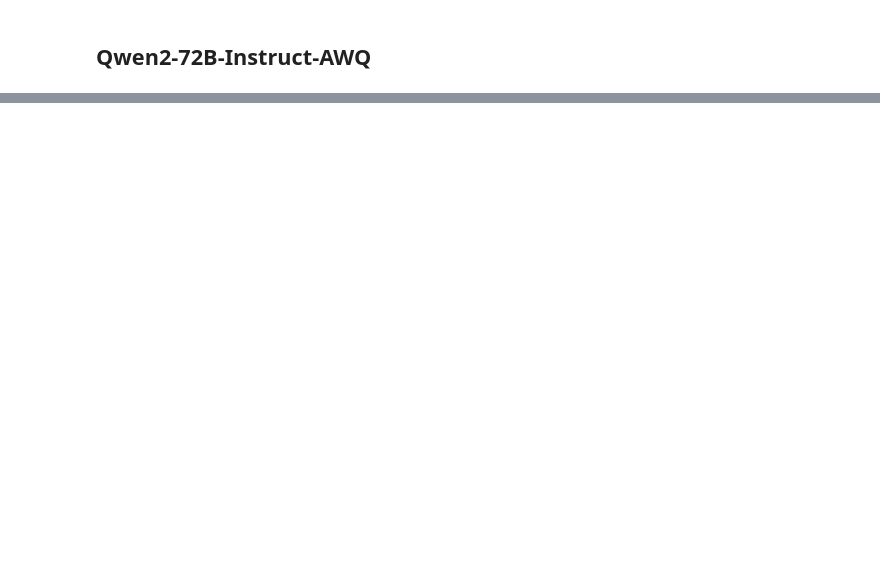
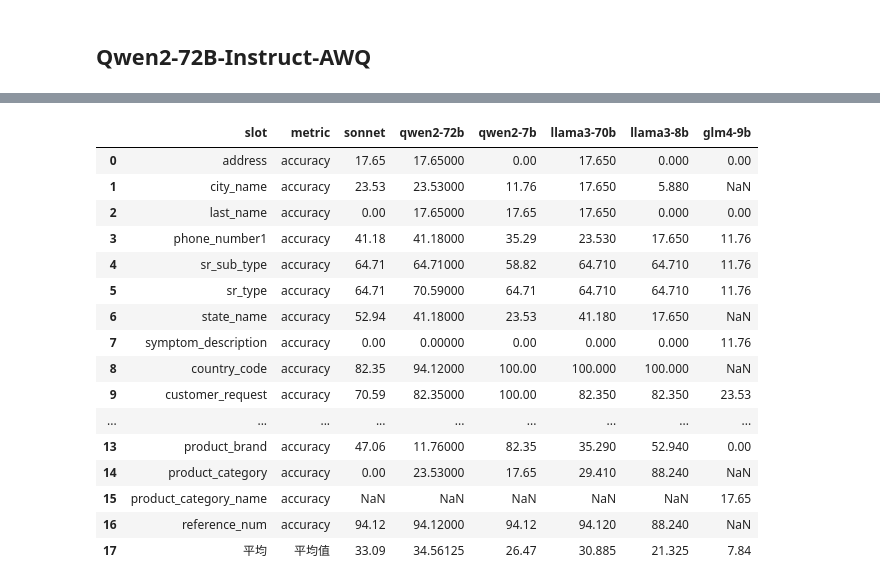
Before and after one commit to Chevolier/Qwen2, a Jupyter notebook: extract_info.ipynb, the cells around one changed output, grey strips where cells are left out. Drawn from its saved outputs; the diff is of its cells as text; code cells hidden in the pictures; blank space fills up the shorter version.

```diff
--- a/extract_info.ipynb
+++ b/extract_info.ipynb
@@ -307,0 +1231,12 @@ df.to_csv("outputs/对话提取结果.csv", index=False)
+# %%
+import json
+
+path_glm4_9b = "data/res_glm4_9b.json"
+
+with open(path_glm4_9b, 'r') as fi:
+    res_glm4_9b = json.load(fi)
+
+# print(res_glm4_9b)
+res_glm4_9b_filter = res_glm4_9b[:1] + res_glm4_9b[2:16] + res_glm4_9b[18:20]
+df['extracted_info_glm4-9b'] = res_glm4_9b_filter
+df.head()
@@ -307,0 +1375,3 @@ df.to_csv("outputs/对话提取结果.csv", index=False)
+# %%
+df_true = data_frames['生产数据']
+df_true.head()
@@ -307,0 +1427,4 @@ df.to_csv("outputs/对话提取结果.csv", index=False)
+# %%
+for column in df_combine.columns:
+    if column.startswith('phone'):
+        df_combine[column] = df_combine[column].apply(str)
@@ -307,0 +1493,42 @@ df.to_csv("outputs/对话提取结果.csv", index=False)
+# %%
+# Identifying yellow rows (assuming we know their indices)
+slots = ['address', 'state_name', 'city_name', 'last_name', 'phone_number1', 'sr_type', 'sr_sub_type', 'symptom_description']
+yellow_rows_indices = pivot_df[pivot_df['slot'].isin(slots)].index.tolist() # [0, 1, 2, 3, 4, 5, 6, 7, 8, 9, 10, 13, 14]
+
+# Reordering the rows
+yellow_rows = pivot_df.iloc[yellow_rows_indices]
+non_yellow_rows = pivot_df.drop(yellow_rows_indices)
+df_reordered = pd.concat([yellow_rows, non_yellow_rows], ignore_index=True)
+
+average_row = yellow_rows.mean(numeric_only=True).to_frame().T
+
+# Adding non-numeric columns to the average row
+average_row['slot'] = '平均'
+average_row['metric'] = '平均值'
+
+# Reorder columns to match the DataFrame
+# average_row = average_row[df.columns]
+
+# Append the average row at the bottom
+df_reordered = pd.concat([df_reordered, average_row], ignore_index=True)
+
+# Display the final DataFrame
+df_reordered
+# %% [output]
+|  | slot | metric | sonnet | qwen2-72b | qwen2-7b | llama3-70b | llama3-8b | glm4-9b |
+| 0 | address | accuracy | 17.65 | 17.65000 | 0.00 | 17.650 | 0.000 | 0.00 |
+| 1 | city_name | accuracy | 23.53 | 23.53000 | 11.76 | 17.650 | 5.880 | NaN |
+| 2 | last_name | accuracy | 0.00 | 17.65000 | 17.65 | 17.650 | 0.000 | 0.00 |
+| 3 | phone_number1 | accuracy | 41.18 | 41.18000 | 35.29 | 23.530 | 17.650 | 11.76 |
+| 4 | sr_sub_type | accuracy | 64.71 | 64.71000 | 58.82 | 64.710 | 64.710 | 11.76 |
+| 5 | sr_type | accuracy | 64.71 | 70.59000 | 64.71 | 64.710 | 64.710 | 11.76 |
+| 6 | state_name | accuracy | 52.94 | 41.18000 | 23.53 | 41.180 | 17.650 | NaN |
+| 7 | symptom_description | accuracy | 0.00 | 0.00000 | 0.00 | 0.000 | 0.000 | 11.76 |
+| 8 | country_code | accuracy | 82.35 | 94.12000 | 100.00 | 100.000 | 100.000 | NaN |
+| 9 | customer_request | accuracy | 70.59 | 82.35000 | 100.00 | 82.350 | 82.350 | 23.53 |
+| ... | ... | ... | ... | ... | ... | ... | ... | ... |
+| 13 | product_brand | accuracy | 47.06 | 11.76000 | 82.35 | 35.290 | 52.940 | 0.00 |
+| 14 | product_category | accuracy | 0.00 | 23.53000 | 17.65 | 29.410 | 88.240 | NaN |
+| 15 | product_category_name | accuracy | NaN | NaN | NaN | NaN | NaN | 17.65 |
+| 16 | reference_num | accuracy | 94.12 | 94.12000 | 94.12 | 94.120 | 88.240 | NaN |
+| 17 | 平均 | 平均值 | 33.09 | 34.56125 | 26.47 | 30.885 | 21.325 | 7.84 |
```
Also changed, not shown: parts of 52 cells of this notebook, 6 other files.
